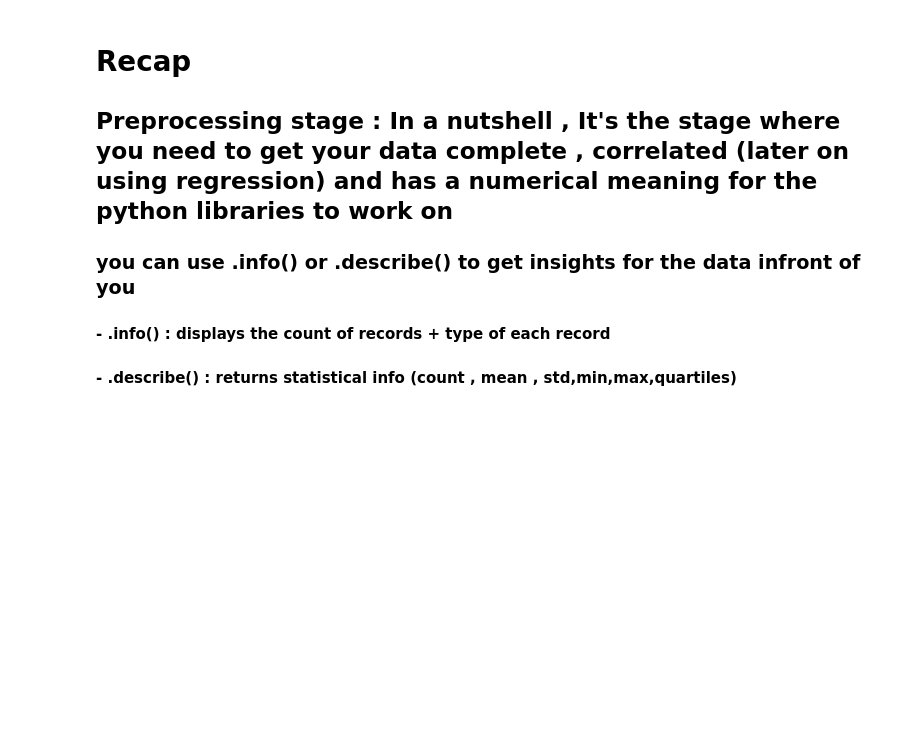
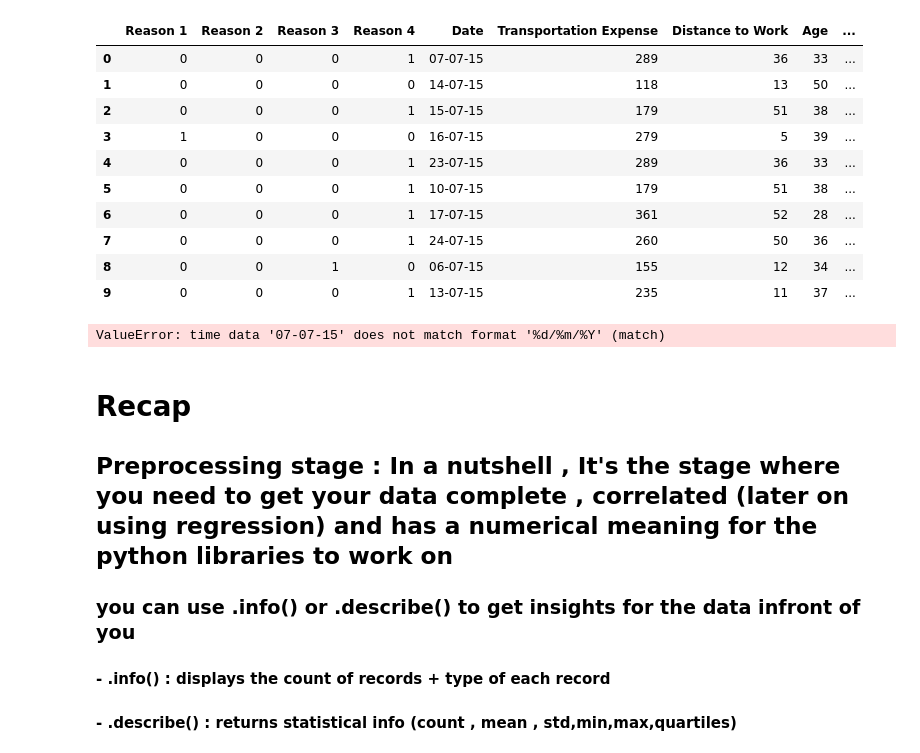
Before and after one commit to Oz174/Data-Science-Repo, a Jupyter notebook: Preprocessing 1 .ipynb, the cells around one changed output. Cells and saved outputs as stored; diff of their text form; code cells hidden in the pictures; blank space fills up the shorter version.

Commit message:
date time errors

```diff
--- a/Preprocessing 1 .ipynb
+++ b/Preprocessing 1 .ipynb
@@ -130,4 +314,16 @@ sorted(df['Body Mass Index'].unique())
 # %%
 #Creating a checkpoint by creating a copy for the current state of the df
 df_reason_mod = df.copy()  # version of reasons reordering
-df_reason_mod[:7]
+df_reason_mod[:10]
+# %% [output]
+|  | Reason 1 | Reason 2 | Reason 3 | Reason 4 | Date | Transportation Expense | Distance to Work | Age | ... |
+| 0 | 0 | 0 | 0 | 1 | 07-07-15 | 289 | 36 | 33 | ... |
+| 1 | 0 | 0 | 0 | 0 | 14-07-15 | 118 | 13 | 50 | ... |
+| 2 | 0 | 0 | 0 | 1 | 15-07-15 | 179 | 51 | 38 | ... |
+| 3 | 1 | 0 | 0 | 0 | 16-07-15 | 279 | 5 | 39 | ... |
+| 4 | 0 | 0 | 0 | 1 | 23-07-15 | 289 | 36 | 33 | ... |
+| 5 | 0 | 0 | 0 | 1 | 10-07-15 | 179 | 51 | 38 | ... |
+| 6 | 0 | 0 | 0 | 1 | 17-07-15 | 361 | 52 | 28 | ... |
+| 7 | 0 | 0 | 0 | 1 | 24-07-15 | 260 | 50 | 36 | ... |
+| 8 | 0 | 0 | 1 | 0 | 06-07-15 | 155 | 12 | 34 | ... |
+| 9 | 0 | 0 | 0 | 1 | 13-07-15 | 235 | 11 | 37 | ... |
@@ -143 +330,8 @@ print(df_reason_mod['Date'].loc[:7])
+# %%
+df_reason_mod['Date'] = pd.to_datetime(df_reason_mod['Date'], format='%d/%m/%Y')
+type(df_reason_mod['Date'][0]) # => timestamp
+type(df_reason_mod['Date']) # => series
+print (df_reason_mod['Date'])
+# %% [output]
+ValueError: time data '07-07-15' does not match format '%d/%m/%Y' (match)
 # %%
```
Also changed, not shown: parts of 28 cells of this notebook, 2 other files.
